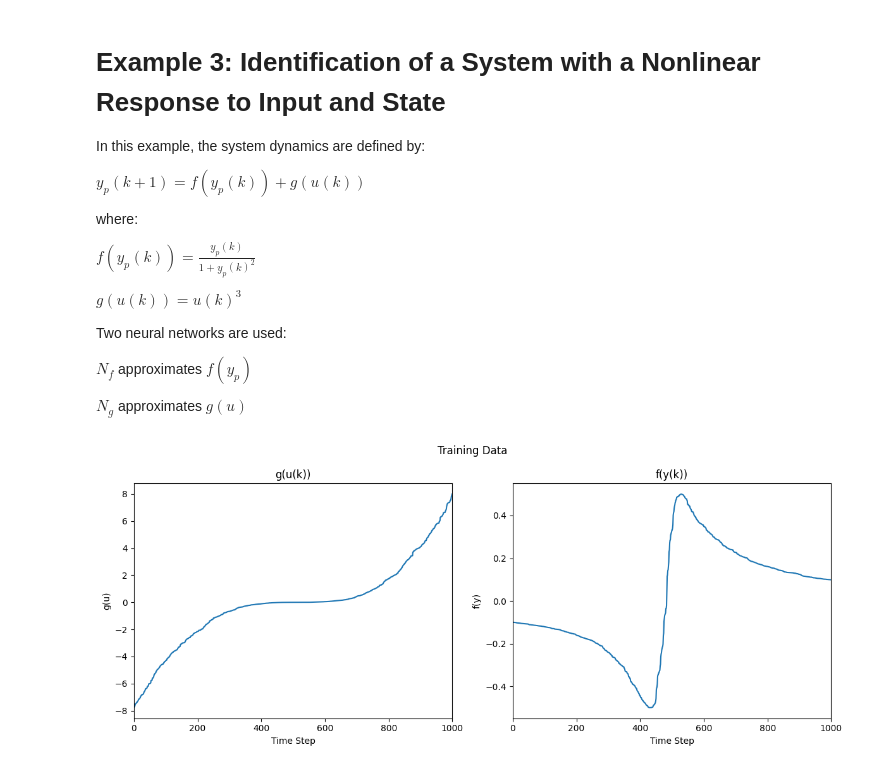
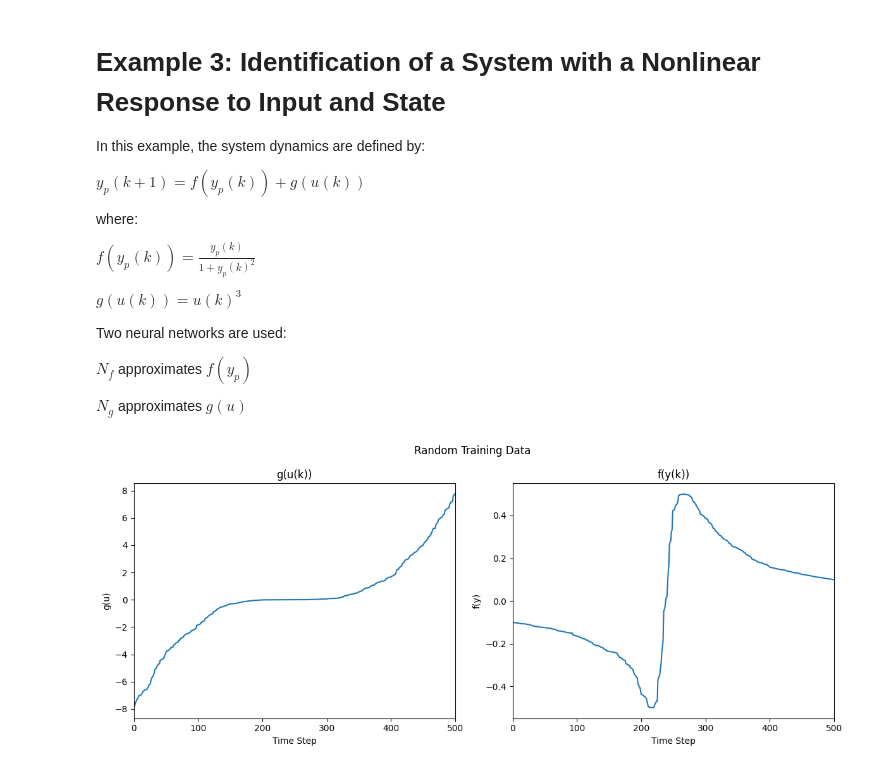
Before and after one commit to AFirooz/AI-from-scratch, a Jupyter notebook: PaperReproduction/1990_Identification_and_Control_of_Dynamical_Systems_Using_Neural_Networks/Example03/Example03.ipynb, the cells around one changed output. Cells and saved outputs as stored; diff of their text form; code cells hidden in the pictures.

```diff
--- a/PaperReproduction/1990_Identification_and_Control_of_Dynamical_Systems_Using_Neural_Networks/Example03/Example03.ipynb
+++ b/PaperReproduction/1990_Identification_and_Control_of_Dynamical_Systems_Using_Neural_Networks/Example03/Example03.ipynb
@@ -27,56 +26,50 @@ np.random.seed(42)
 # %%
-# Define parameters
-k_ = 1000  # Total number of steps
-# k_ = 100  # Total number of steps
+k_ = 500  # Total number of steps
 
 # Training phase: Generate random input u(k) in range [-2, 2]
 u_train = np.random.uniform(low=-2, high=2, size=(k_))
-# u = np.sin(2 * np.pi * np.arange(k_) / 25) + np.sin(2 * np.pi * np.arange(k_) / 10)
-# u_train = np.linspace(-2, 2, k_)
 
-# Initialize the true plant output y_p
-# y_p_train = np.linspace(-10, 10, k_)
-# y_p_train = np.zeros(k_)
+# Initialize the true plant output y_p with random values in range [-10, 10]
 y_p_train = np.random.uniform(low=-10, high=10, size=(k_))
 
-
-# Define plant function f(y_p(k)) and g(u(k))
 def f(y_p):
     """Nonlinear function of the plant's previous output."""
     return y_p / (1 + np.power(y_p, 2))
 
 def g(u):
     """Nonlinear function of the plant's input."""
     return np.power(u, 3)
 
+# use for ploting
 g_seq = g(np.sort(u_train))
 f_seq = f(np.sort(y_p_train))
 
 for k in range(0, k_ - 1):
     y_p_train[k + 1] = f_seq[k] + g_seq[k]
+
+# Plot the training data
+fig, ax = plt.subplots(ncols=2, figsize=(12, 5))
+
+fig.suptitle("Random Training Data")
+
+ax[0].plot(g_seq)
+ax[0].set_title("g(u(k))")
+ax[0].set_ylabel("g(u)")
+ax[0].set_xlabel("Time Step")
+ax[0].set_xlim([0, k_])
+
+ax[1].plot(f_seq)
+ax[1].set_title("f(y(k))")
+ax[1].set_ylabel("f(y)")
+ax[1].set_xlabel("Time Step")
+ax[1].set_xlim([0, k_])
+
+plt.tight_layout()
+
+# plt.savefig("training_data.svg", dpi=300)
+plt.show()
+# %% [output]
+[figure, added]
-# %%
-fig, ax = plt.subplots(ncols=2, figsize=(12, 5))
-
-fig.suptitle("Training Data")
-
-ax[0].plot(g_seq)
-ax[0].set_title("g(u(k))")
-ax[0].set_ylabel("g(u)")
-ax[0].set_xlabel("Time Step")
-ax[0].set_xlim([0, k_])
-
-ax[1].plot(f_seq)
-ax[1].set_title("f(y(k))")
-ax[1].set_ylabel("f(y)")
-ax[1].set_xlabel("Time Step")
-ax[1].set_xlim([0, k_])
-
-plt.tight_layout()
-
-plt.savefig("training_data.svg", dpi=300)
-plt.show()
-# %% [output]
-[figure, removed]
 # %%
 # Neural network model architecture
 N_f = nn.Sequential(nn.Linear(1, 20), nn.Tanh(), nn.Linear(20, 10), nn.Tanh(), nn.Linear(10, 1))
```
Also changed, not shown: parts of 5 cells of this notebook, 2 other files.
